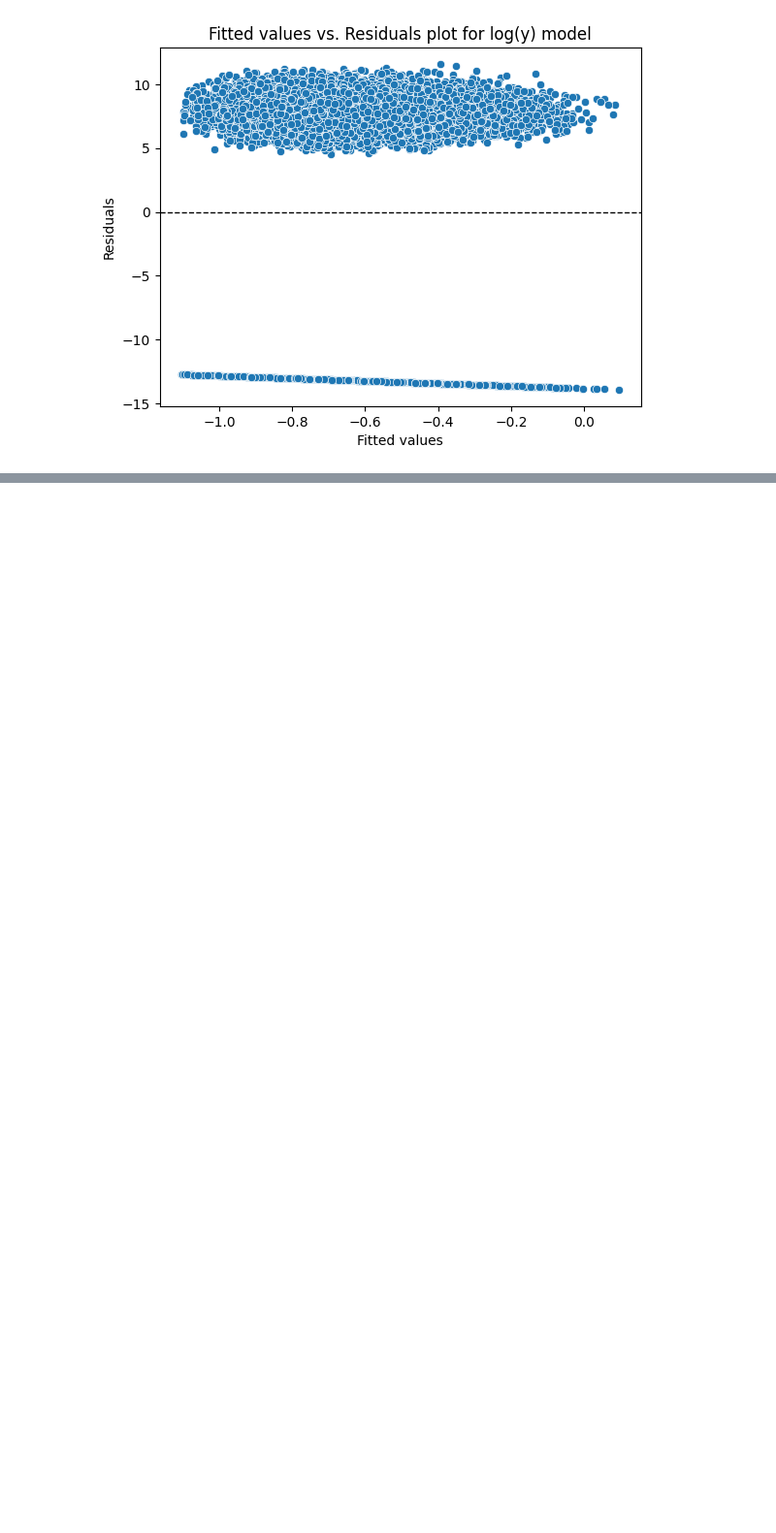
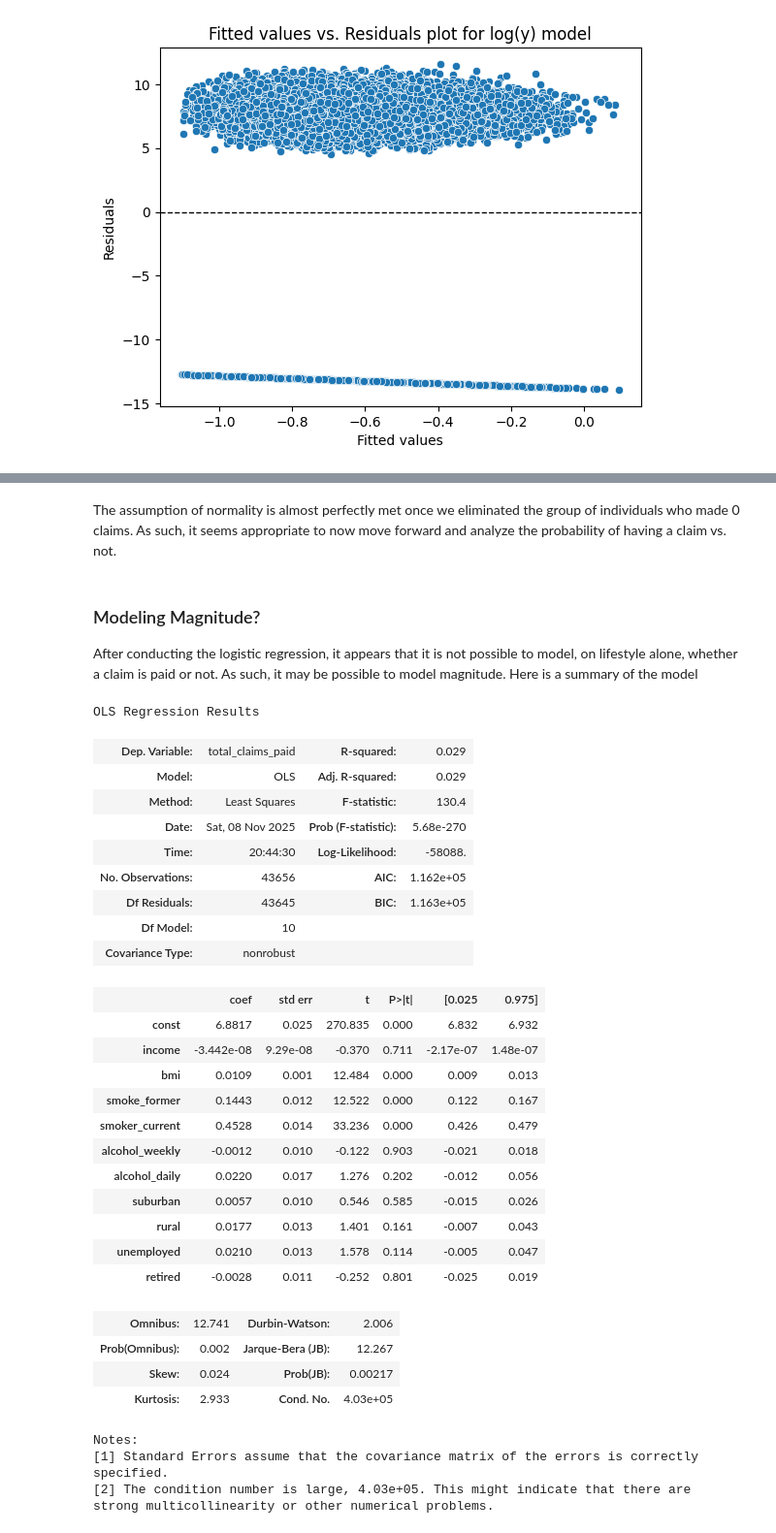
Before and after one commit to jmc8290/dataScienceFoundationsProject, a Jupyter notebook: workbooks/linearAssumptionsWorkbook.ipynb, the cells around one changed output, grey strips where cells are left out. Shown at 97% size. Saved outputs shown, nothing was run; the diff lists cells and outputs as text; code cells hidden in the pictures; blank space fills up the shorter version.

```diff
--- a/workbooks/linearAssumptionsWorkbook.ipynb
+++ b/workbooks/linearAssumptionsWorkbook.ipynb
@@ -150,0 +163,39 @@ plt.show()
+# %% [markdown]
+The assumption of normality is almost perfectly met once we eliminated the group of individuals who made 0 claims. As such, it seems appropriate to now move forward and analyze the probability of having a claim vs. not.
+# %% [markdown]
+### Modeling Magnitude?
+
+After conducting the logistic regression, it appears that it is not possible to model, on lifestyle alone, whether a claim is paid or not. As such, it may be possible to model magnitude. Here is a summary of the model
+# %%
+magnitude_model.summary()
+# %% [output]
+OLS Regression Results
+| Dep. Variable: | total_claims_paid | R-squared: | 0.029 |
+| Model: | OLS | Adj. R-squared: | 0.029 |
+| Method: | Least Squares | F-statistic: | 130.4 |
+| Date: | Sat, 08 Nov 2025 | Prob (F-statistic): | 5.68e-270 |
+| Time: | 20:44:30 | Log-Likelihood: | -58088. |
+| No. Observations: | 43656 | AIC: | 1.162e+05 |
+| Df Residuals: | 43645 | BIC: | 1.163e+05 |
+| Df Model: | 10 |  |  |
+| Covariance Type: | nonrobust |  |  |
+|  | coef | std err | t | P>|t| | [0.025 | 0.975] |
+| const | 6.8817 | 0.025 | 270.835 | 0.000 | 6.832 | 6.932 |
+| income | -3.442e-08 | 9.29e-08 | -0.370 | 0.711 | -2.17e-07 | 1.48e-07 |
+| bmi | 0.0109 | 0.001 | 12.484 | 0.000 | 0.009 | 0.013 |
+| smoke_former | 0.1443 | 0.012 | 12.522 | 0.000 | 0.122 | 0.167 |
+| smoker_current | 0.4528 | 0.014 | 33.236 | 0.000 | 0.426 | 0.479 |
+| alcohol_weekly | -0.0012 | 0.010 | -0.122 | 0.903 | -0.021 | 0.018 |
+| alcohol_daily | 0.0220 | 0.017 | 1.276 | 0.202 | -0.012 | 0.056 |
+| suburban | 0.0057 | 0.010 | 0.546 | 0.585 | -0.015 | 0.026 |
+| rural | 0.0177 | 0.013 | 1.401 | 0.161 | -0.007 | 0.043 |
+| unemployed | 0.0210 | 0.013 | 1.578 | 0.114 | -0.005 | 0.047 |
+| retired | -0.0028 | 0.011 | -0.252 | 0.801 | -0.025 | 0.019 |
+| Omnibus: | 12.741 | Durbin-Watson: | 2.006 |
+| Prob(Omnibus): | 0.002 | Jarque-Bera (JB): | 12.267 |
+| Skew: | 0.024 | Prob(JB): | 0.00217 |
+| Kurtosis: | 2.933 | Cond. No. | 4.03e+05 |
+Notes:
+[1] Standard Errors assume that the covariance matrix of the errors is correctly specified.
+[2] The condition number is large, 4.03e+05. This might indicate that there are
+strong multicollinearity or other numerical problems.
```
Also changed, not shown: parts of 14 cells of this notebook, 1 other file.
